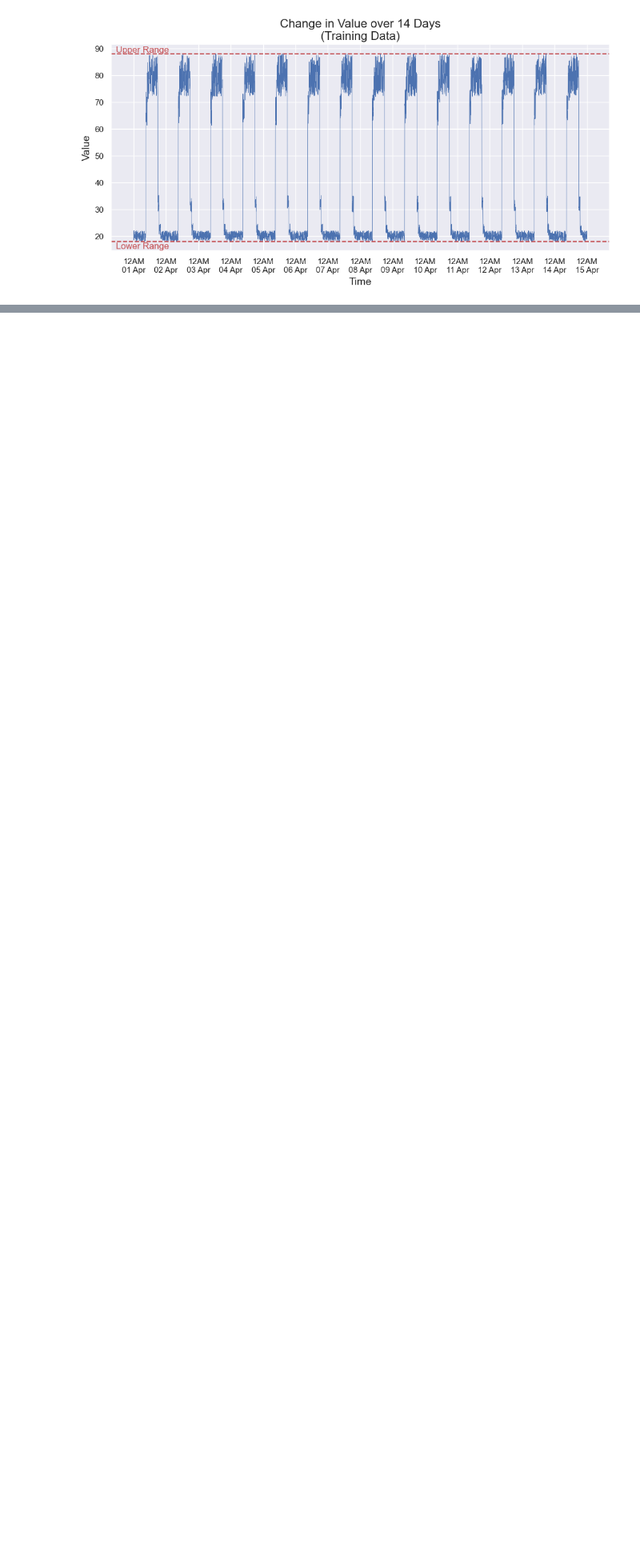
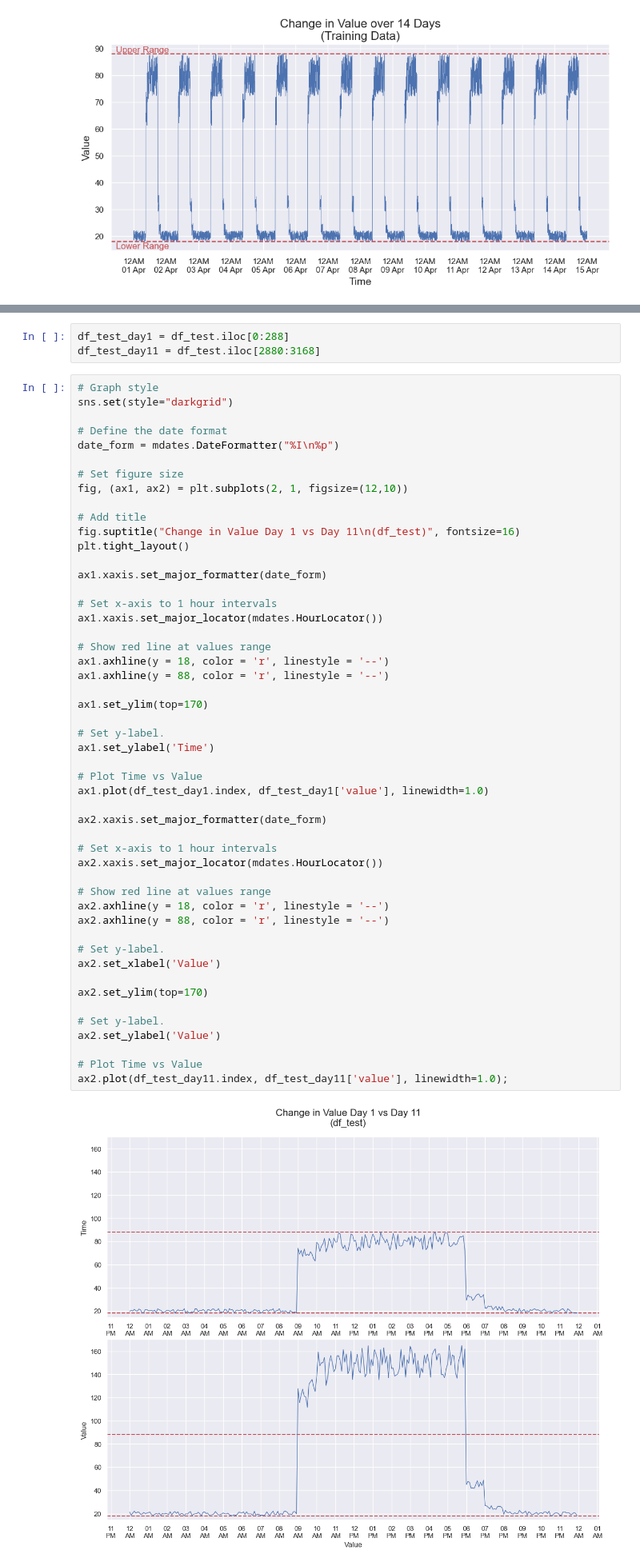
Before and after one commit to ShaneOG2/machstat-assessment, a Jupyter notebook: Practicals/Machine Learning Project Notebook.ipynb, the cells around one changed output, grey strips where cells are left out. Shown at 80% size. Saved outputs shown, nothing was run; the diff lists cells and outputs as text; blank space fills up the shorter version.

```diff
--- a/Practicals/Machine Learning Project Notebook.ipynb
+++ b/Practicals/Machine Learning Project Notebook.ipynb
@@ -199,3 +290,58 @@ plt.plot(df_daily_jumpsup.index, df_daily_jumpsup['value'], linewidth=0.5);
+# %%
+df_test_day1 = df_test.iloc[0:288]
+df_test_day11 = df_test.iloc[2880:3168]
+# %%
+# Graph style
+sns.set(style="darkgrid")
+
+# Define the date format
+date_form = mdates.DateFormatter("%I\n%p")
+
+# Set figure size
+fig, (ax1, ax2) = plt.subplots(2, 1, figsize=(12,10))
+
+# Add title
+fig.suptitle("Change in Value Day 1 vs Day 11\n(df_test)", fontsize=16)
+plt.tight_layout()
+
+ax1.xaxis.set_major_formatter(date_form)
+
+# Set x-axis to 1 hour intervals
+ax1.xaxis.set_major_locator(mdates.HourLocator())
+
+# Show red line at values range
+ax1.axhline(y = 18, color = 'r', linestyle = '--')
+ax1.axhline(y = 88, color = 'r', linestyle = '--')
+
+ax1.set_ylim(top=170)
+
+# Set y-label.
+ax1.set_ylabel('Time')
+
+# Plot Time vs Value
+ax1.plot(df_test_day1.index, df_test_day1['value'], linewidth=1.0)
+
+ax2.xaxis.set_major_formatter(date_form)
+
+# Set x-axis to 1 hour intervals
+ax2.xaxis.set_major_locator(mdates.HourLocator())
+
+# Show red line at values range
+ax2.axhline(y = 18, color = 'r', linestyle = '--')
+ax2.axhline(y = 88, color = 'r', linestyle = '--')
+
+# Set y-label.
+ax2.set_xlabel('Value')
+
+ax2.set_ylim(top=170)
+
+# Set y-label.
+ax2.set_ylabel('Value')
+
+# Plot Time vs Value
+ax2.plot(df_test_day11.index, df_test_day11['value'], linewidth=1.0);
+# %% [output]
+[figure, added]
 # %% [markdown]
 <h3 style="color: #001a79;">Preprocessing</h3>
 
```
Also changed, not shown: parts of 18 cells of this notebook.
